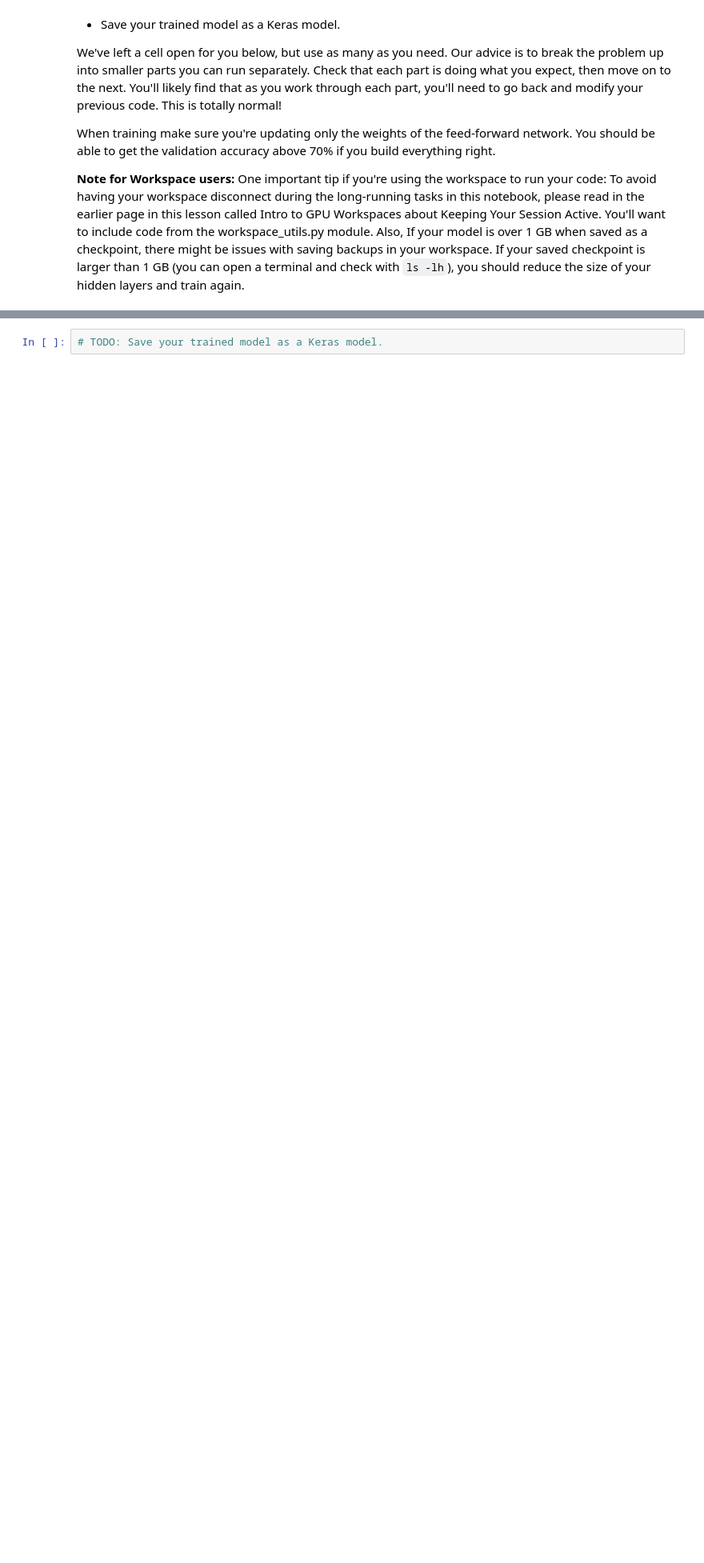
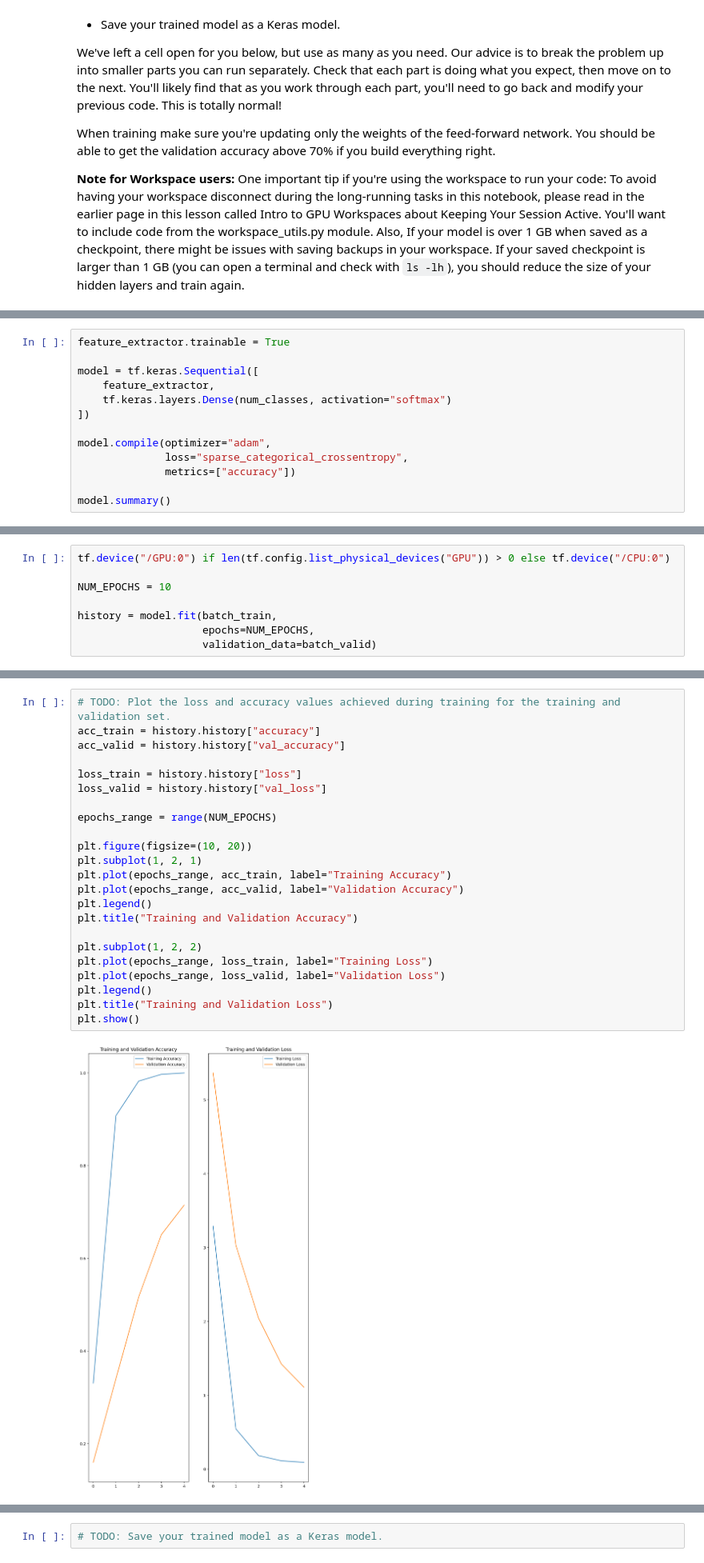
Before and after one commit to batuerol/udacity_nano_degree, a Jupyter notebook: intro-to-ml-tensorflow/projects/p2_image_classifier/Project_Image_Classifier_Project.ipynb, the cells around one changed output, grey strips where cells are left out. Shown at 80% size. Cells and saved outputs as stored; diff of their text form; blank space fills up the shorter version.

Commit message:
Train

```diff
--- a/intro-to-ml-tensorflow/projects/p2_image_classifier/Project_Image_Classifier_Project.ipynb
+++ b/intro-to-ml-tensorflow/projects/p2_image_classifier/Project_Image_Classifier_Project.ipynb
@@ -126,0 +134,13 @@ When training make sure you're updating only the weights of the feed-forward net
+# %%
+feature_extractor.trainable = True
+
+model = tf.keras.Sequential([
+    feature_extractor,
+    tf.keras.layers.Dense(num_classes, activation="softmax")
+])
+
+model.compile(optimizer="adam",
+              loss="sparse_categorical_crossentropy",
+              metrics=["accuracy"])
+
+model.summary()
@@ -126,0 +161,8 @@ When training make sure you're updating only the weights of the feed-forward net
+# %%
+tf.device("/GPU:0") if len(tf.config.list_physical_devices("GPU")) > 0 else tf.device("/CPU:0")
+
+NUM_EPOCHS = 10
+
+history = model.fit(batch_train,
+                    epochs=NUM_EPOCHS,
+                    validation_data=batch_valid)
@@ -127,3 +171,28 @@ When training make sure you're updating only the weights of the feed-forward net
+# %%
+# TODO: Plot the loss and accuracy values achieved during training for the training and validation set.
+acc_train = history.history["accuracy"]
+acc_valid = history.history["val_accuracy"]
+
+loss_train = history.history["loss"]
+loss_valid = history.history["val_loss"]
+
+epochs_range = range(NUM_EPOCHS)
+
+plt.figure(figsize=(10, 20))
+plt.subplot(1, 2, 1)
+plt.plot(epochs_range, acc_train, label="Training Accuracy")
+plt.plot(epochs_range, acc_valid, label="Validation Accuracy")
+plt.legend()
+plt.title("Training and Validation Accuracy")
+
+plt.subplot(1, 2, 2)
+plt.plot(epochs_range, loss_train, label="Training Loss")
+plt.plot(epochs_range, loss_valid, label="Validation Loss")
+plt.legend()
+plt.title("Training and Validation Loss")
+plt.show()
+# %% [output]
+[figure, added]
 # %% [markdown]
 ## Testing your Network
 
```
Also changed, not shown: parts of 11 cells of this notebook.
